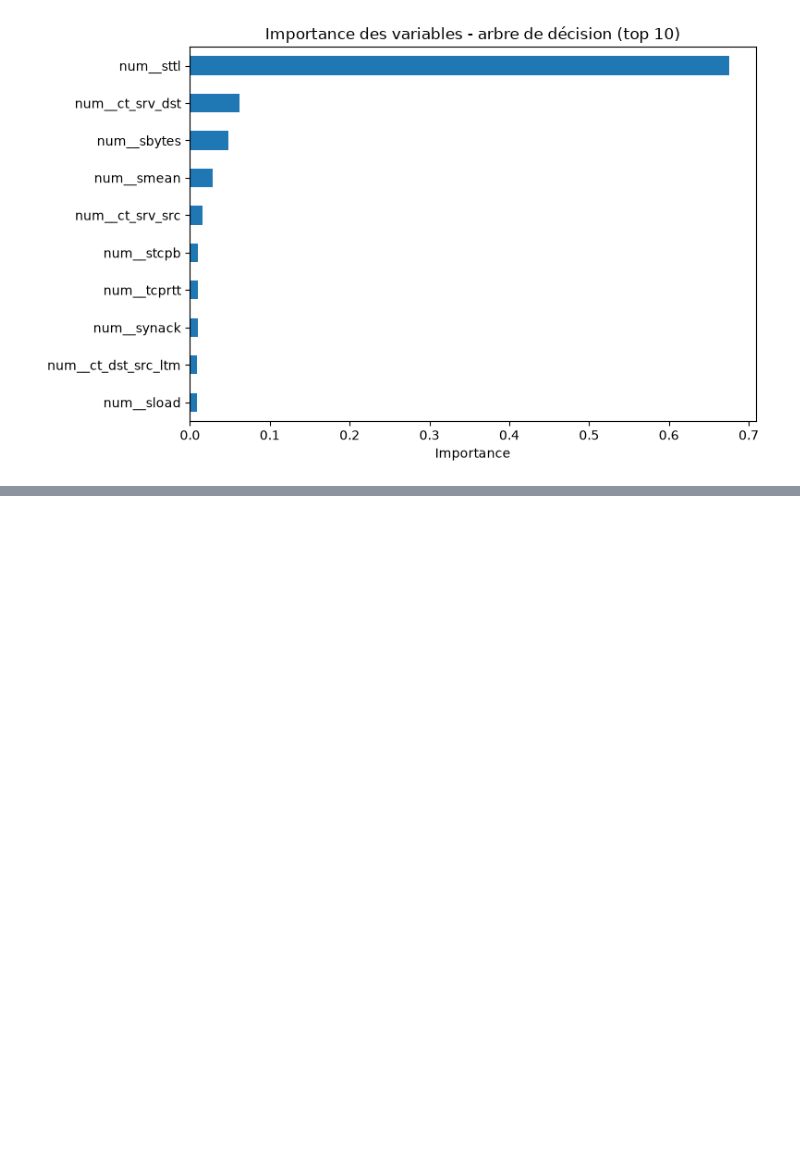
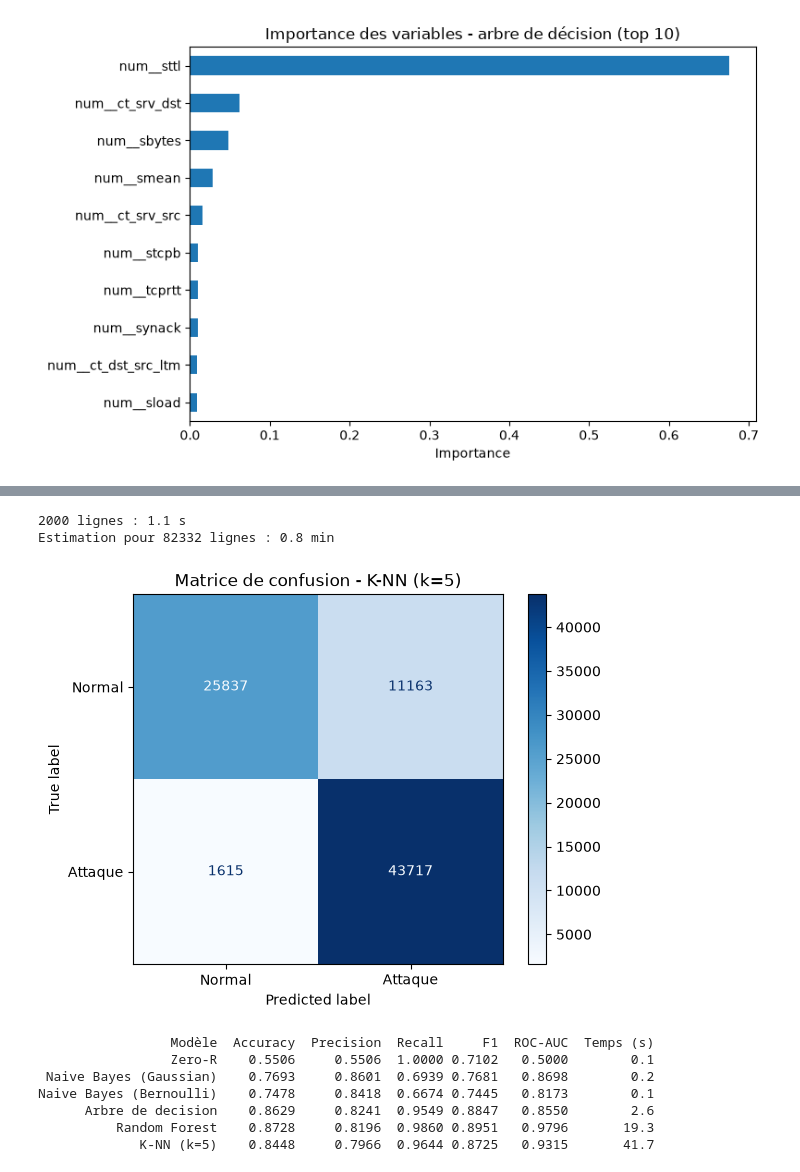
Before and after one commit to barellina/DM-Detection-Intrusions-UNSW-NB15, a Jupyter notebook: notebooks/03_model_training_evaluation.ipynb, the cells around one changed output, grey strips where cells are left out. Drawn from its saved outputs; the diff is of its cells as text; code cells hidden in the pictures; blank space fills up the shorter version.

Commit message:
Add K-NN baseline and update model comparison table

```diff
--- a/notebooks/03_model_training_evaluation.ipynb
+++ b/notebooks/03_model_training_evaluation.ipynb
@@ -154,0 +164,50 @@ pd.DataFrame(resultats).round(4).to_csv("../docs/resultats_modeles.csv", index=F
+# %%
+from sklearn.neighbors import KNeighborsClassifier
+
+knn = KNeighborsClassifier(n_neighbors=5, n_jobs=-1)
+knn.fit(X_train, y_train)
+
+debut = time.time()
+_ = knn.predict_proba(X_test[:2000])
+t_2000 = time.time() - debut
+print(f"2000 lignes : {t_2000:.1f} s")
+print(f"Estimation pour {len(X_test)} lignes : {t_2000 * len(X_test) / 2000 / 60:.1f} min")
+# %% [output]
+2000 lignes : 1.1 s
+Estimation pour 82332 lignes : 0.8 min
+# %%
+def evaluer_scores(nom, pred, score, duree=None):
+    """Comme evaluer(), mais à partir de scores déjà calculés (évite de refaire les voisins deux fois)."""
+    ligne = {
+        "Modèle": nom,
+        "Accuracy": accuracy_score(y_test, pred),
+        "Precision": precision_score(y_test, pred, zero_division=0),
+        "Recall": recall_score(y_test, pred),
+        "F1": f1_score(y_test, pred),
+        "ROC-AUC": roc_auc_score(y_test, score),
+    }
+    if duree is not None:
+        ligne["Temps (s)"] = round(duree, 1)
+    resultats[:] = [r for r in resultats if r["Modèle"] != nom]
+    resultats.append(ligne)
+
+
+debut = time.time()
+score = knn.predict_proba(X_test)[:, 1]
+pred = (score >= 0.5).astype(int)
+duree = time.time() - debut
+
+evaluer_scores("K-NN (k=5)", pred, score, duree)
+afficher_matrice("K-NN (k=5)", pred)
+
+print(pd.DataFrame(resultats).round(4).to_string(index=False))
+pd.DataFrame(resultats).round(4).to_csv("../docs/resultats_modeles.csv", index=False)
+# %% [output]
+[figure, added]
+                 Modèle  Accuracy  Precision  Recall     F1  ROC-AUC  Temps (s)
+                 Zero-R    0.5506     0.5506  1.0000 0.7102   0.5000        0.1
+ Naive Bayes (Gaussian)    0.7693     0.8601  0.6939 0.7681   0.8698        0.2
+Naive Bayes (Bernoulli)    0.7478     0.8418  0.6674 0.7445   0.8173        0.1
+      Arbre de decision    0.8629     0.8241  0.9549 0.8847   0.8550        2.6
+          Random Forest    0.8728     0.8196  0.9860 0.8951   0.9796       19.3
+             K-NN (k=5)    0.8448     0.7966  0.9644 0.8725   0.9315       41.7
```
Also changed, not shown: parts of 1 cell of this notebook, 2 other files.
